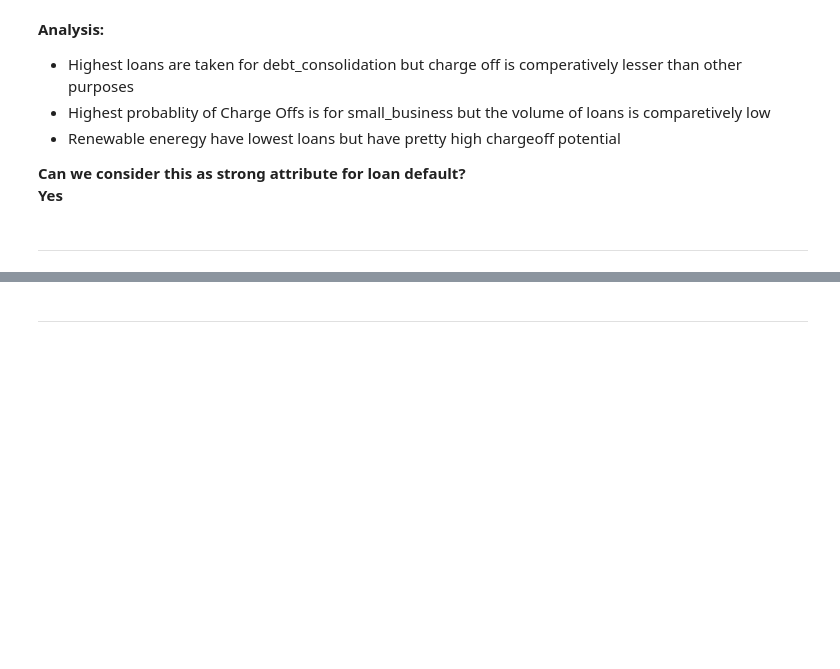
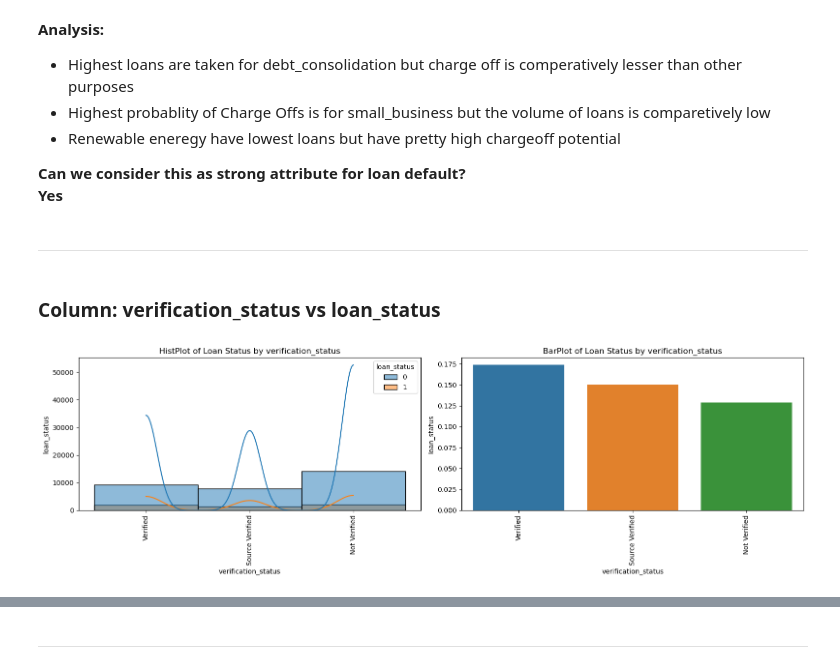
Before and after one commit to vikrampawar88/LendingClub-Case-Study, a Jupyter notebook: Vikram_Pawar.ipynb, the cells around one changed output, grey strips where cells are left out. Cells and saved outputs as stored; diff of their text form; code cells hidden in the pictures; blank space fills up the shorter version.

Commit message:
Added bivariate anlysis code

```diff
--- a/Vikram_Pawar.ipynb
+++ b/Vikram_Pawar.ipynb
@@ -1644,3 +1693,9 @@ __Can we consider this as strong attribute for loan default?__
 __Yes__
 # %% [markdown]
 ------
+# %% [markdown]
+### Column: verification_status vs loan_status
+# %%
+bivariate_analysis_vs_loanstatus('verification_status', xtick_rotation=90)
+# %% [output]
+[figure, added]
```
Also changed, not shown: parts of 51 cells of this notebook.
